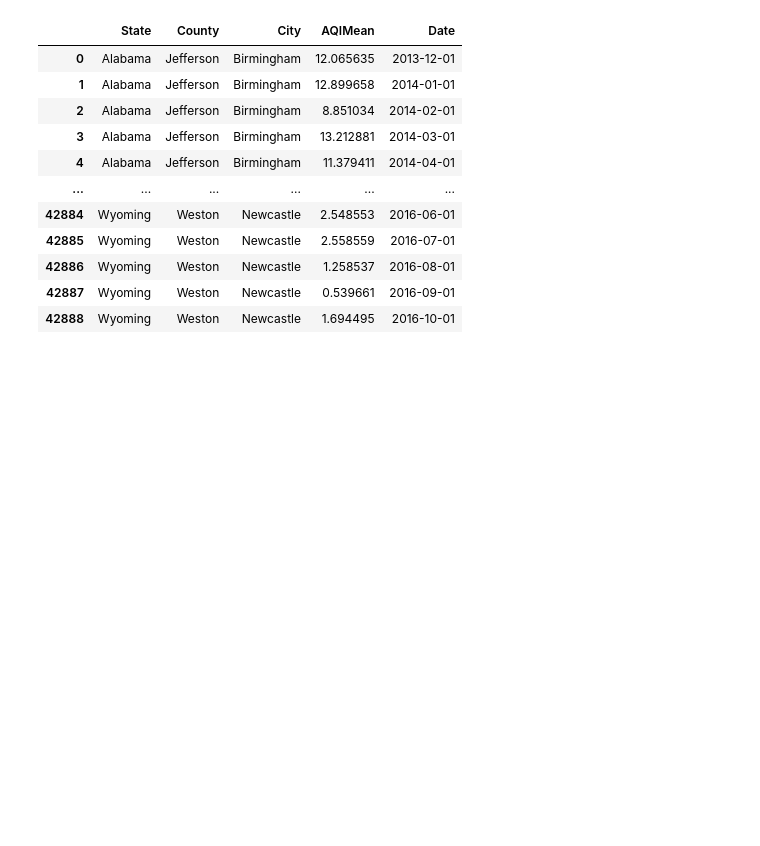
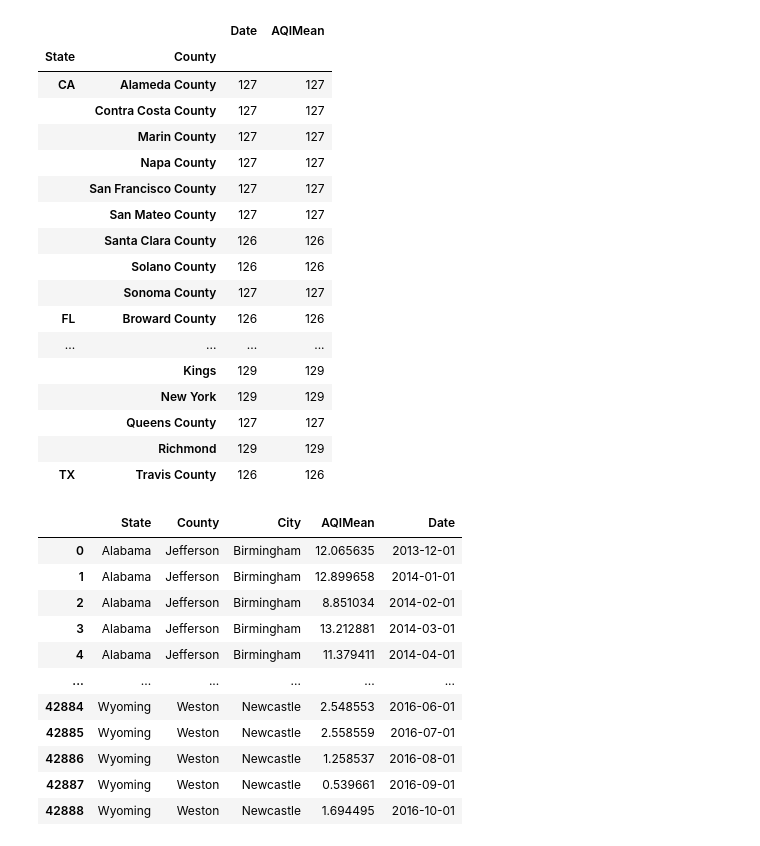
Before and after one commit to EugeniaDickson/zillow_rent_index, a Jupyter notebook: casey/pipeline-execution-test.ipynb, the cells around one changed output. Drawn from its saved outputs; the diff is of its cells as text; code cells hidden in the pictures; blank space fills up the shorter version.

Commit message:
added the word county

```diff
--- a/casey/pipeline-execution-test.ipynb
+++ b/casey/pipeline-execution-test.ipynb
@@ -5,3 +7,24 @@ import matplotlib.pyplot as plt
+# %%
+airqual_data.groupby(['State','County']).count()
+# %% [output]
+|  |  | Date | AQIMean |
+| State | County |  |  |
+| CA | Alameda County | 127 | 127 |
+|  | Contra Costa County | 127 | 127 |
+|  | Marin County | 127 | 127 |
+|  | Napa County | 127 | 127 |
+|  | San Francisco County | 127 | 127 |
+|  | San Mateo County | 127 | 127 |
+|  | Santa Clara County | 126 | 126 |
+|  | Solano County | 126 | 126 |
+|  | Sonoma County | 127 | 127 |
+| FL | Broward County | 126 | 126 |
+| ... | ... | ... | ... |
+|  | Kings | 129 | 129 |
+|  | New York | 129 | 129 |
+|  | Queens County | 127 | 127 |
+|  | Richmond | 129 | 129 |
+| TX | Travis County | 126 | 126 |
 # %%
 %run ../Jane/extract_data.py
 # %%
```
Also changed, not shown: parts of 1 cell of this notebook, 1 other file.
